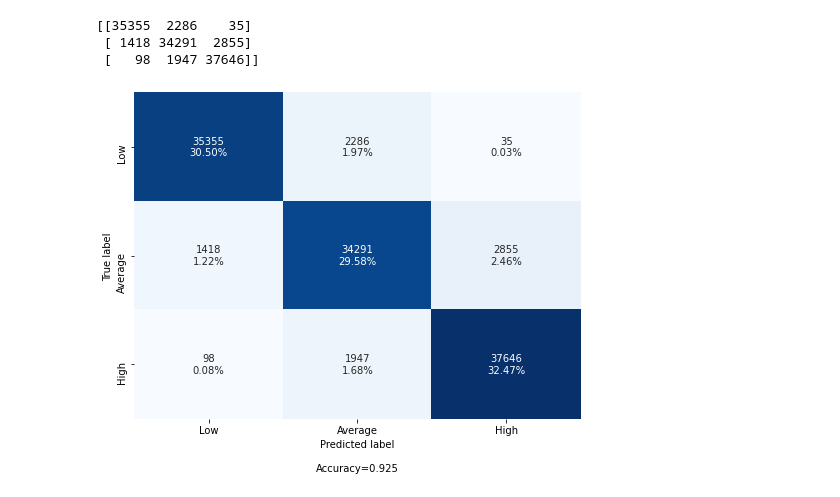
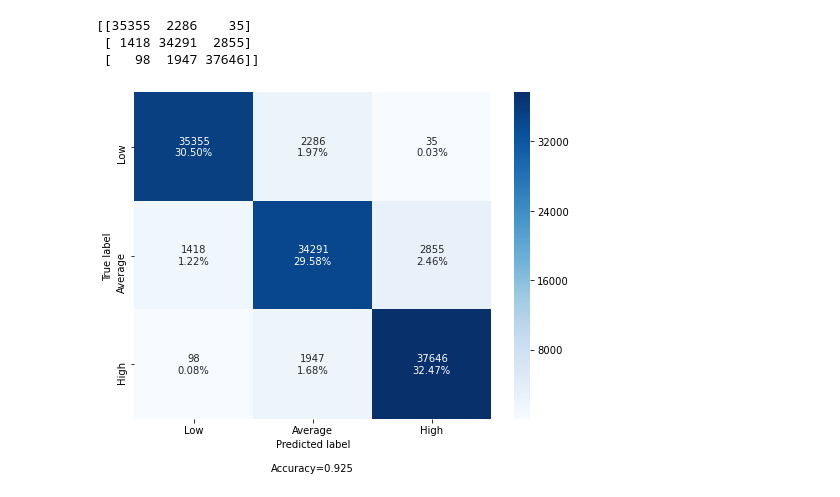
Before and after one commit to DataScienceMustang/DS_7331_MLI_Project1, a Jupyter notebook: TPOT_CLASS.ipynb, the cells around one changed output. Saved outputs shown, nothing was run; the diff lists cells and outputs as text; code cells hidden in the pictures.

```diff
--- a/TPOT_CLASS.ipynb
+++ b/TPOT_CLASS.ipynb
@@ -180,6 +180,6 @@ def make_confusion_matrix(cf,
         plt.title(title)
 # %%
 categories = ['Low', 'Average', 'High']
-make_confusion_matrix(cf_matrix, figsize=(8,6), cbar=False, sum_stats=True, categories=categories )
+make_confusion_matrix(cf_matrix, figsize=(8,6), cbar=True, sum_stats=True, categories=categories )
 # %% [output]
-[figure, old version]
+[figure, new version]
```
